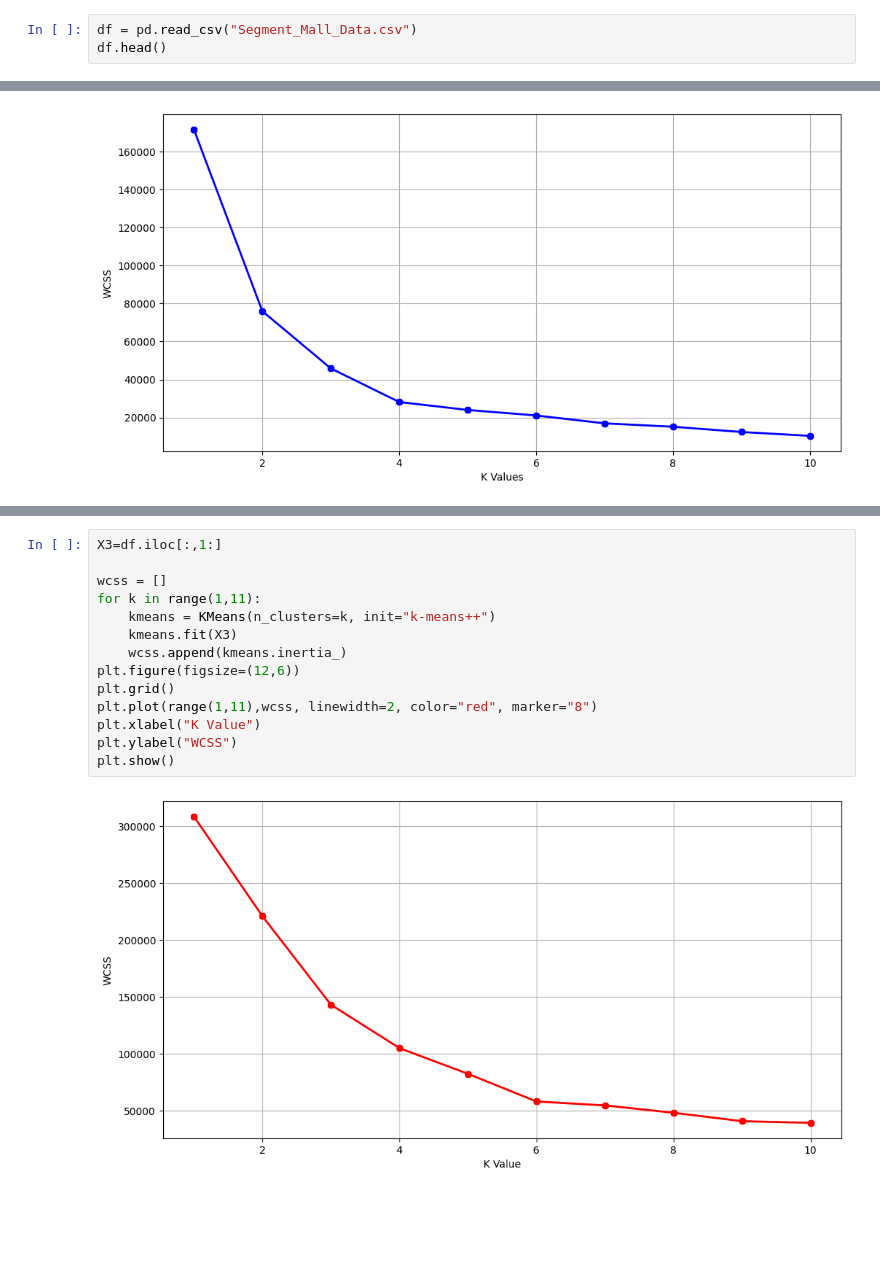
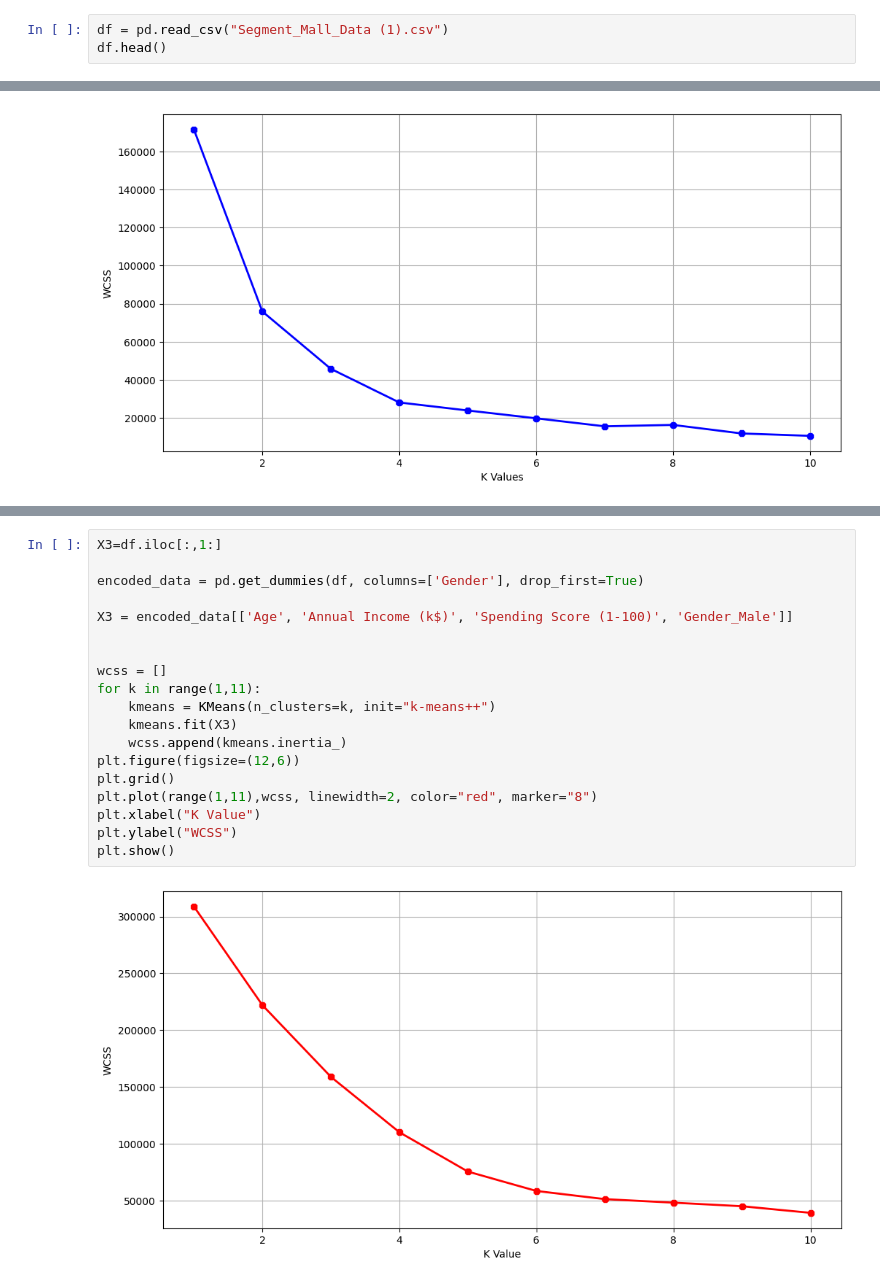
Before and after one commit to Sunnyg83/Customer_Segmentation_ML, a Jupyter notebook: Customer_Segmentation_ML.ipynb, the cells around one changed output, grey strips where cells are left out. Drawn from its saved outputs; the diff is of its cells as text; blank space fills up the shorter version.

```diff
--- a/Customer_Segmentation_ML.ipynb
+++ b/Customer_Segmentation_ML.ipynb
@@ -6,7 +6,7 @@ import numpy as np
 import matplotlib.pyplot as plt
 import seaborn as sns
 # %%
-df = pd.read_csv("Segment_Mall_Data.csv")
+df = pd.read_csv("Segment_Mall_Data (1).csv")
 df.head()
 # %% [output]
 |  | CustomerID | Genre | Age | Annual Income (k$) | Spending Score (1-100) |
@@ -303,19 +305,24 @@ plt.show()
 # %%
 X3=df.iloc[:,1:]
+
+encoded_data = pd.get_dummies(df, columns=['Gender'], drop_first=True)
+
+X3 = encoded_data[['Age', 'Annual Income (k$)', 'Spending Score (1-100)', 'Gender_Male']]
+
 
 wcss = []
 for k in range(1,11):
     kmeans = KMeans(n_clusters=k, init="k-means++")
     kmeans.fit(X3)
     wcss.append(kmeans.inertia_)
 plt.figure(figsize=(12,6))
 plt.grid()
 plt.plot(range(1,11),wcss, linewidth=2, color="red", marker="8")
 plt.xlabel("K Value")
 plt.ylabel("WCSS")
 plt.show()
 # %% [output]
-[figure, old version]
+[figure, new version]
 # %%
 kmeans = KMeans(n_clusters = 5)
 label = kmeans.fit_predict(X3)
```
Also changed, not shown: parts of 16 cells of this notebook.
